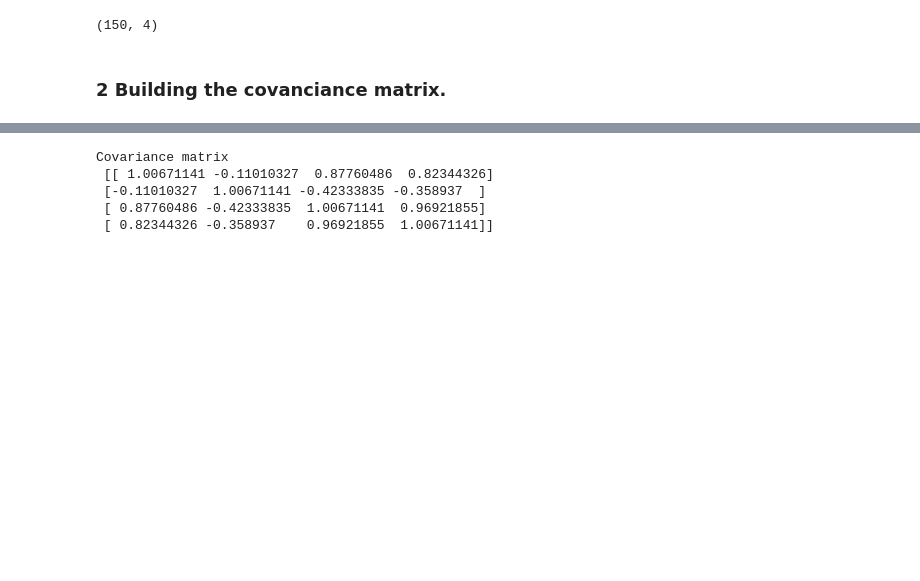
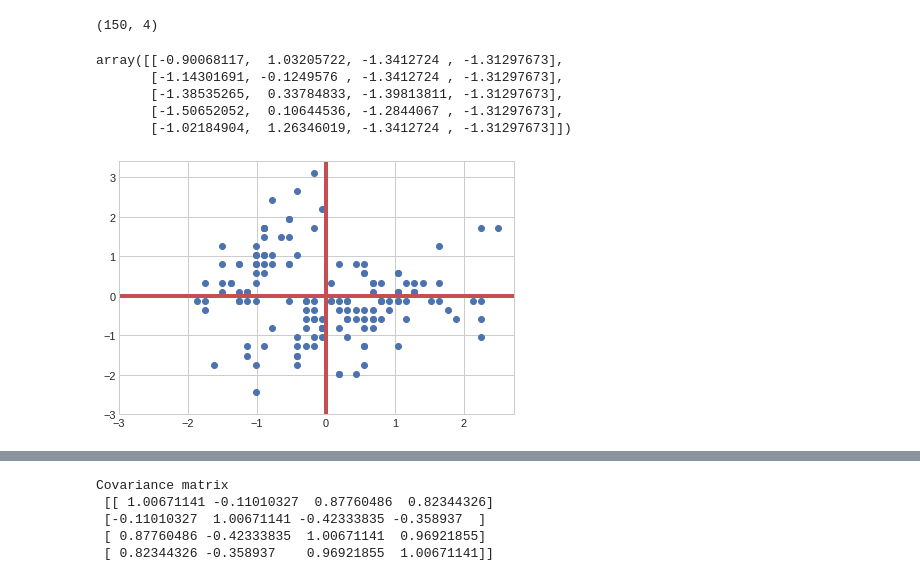
Before and after one commit to Giffy/AI_Intro-to-Machine-Learning, a Jupyter notebook: Session-5/PCA_step_by_step_Irises.ipynb, the cells around one changed output, grey strips where cells are left out. Drawn from its saved outputs; the diff is of its cells as text; code cells hidden in the pictures; blank space fills up the shorter version.

```diff
--- a/Session-5/PCA_step_by_step_Irises.ipynb
+++ b/Session-5/PCA_step_by_step_Irises.ipynb
@@ -43,5 +55,24 @@ x_std = StandardScaler().fit_transform(x)                       # Performs stand
 x_std.shape
 # %% [output]
 (150, 4)
-# %% [markdown]
-### 2 Building the covanciance matrix.
+# %%
+x_std[0:5]
+# %% [output]
+array([[-0.90068117,  1.03205722, -1.3412724 , -1.31297673],
+       [-1.14301691, -0.1249576 , -1.3412724 , -1.31297673],
+       [-1.38535265,  0.33784833, -1.39813811, -1.31297673],
+       [-1.50652052,  0.10644536, -1.2844067 , -1.31297673],
+       [-1.02184904,  1.26346019, -1.3412724 , -1.31297673]])
+# %%
+x_std_df = pd.DataFrame(x_std)
+with plt.style.context('seaborn-whitegrid'):
+  plt.figure()
+  plt.scatter(x_std_df.iloc[:,0],x_std_df.iloc[:,1])
+  plt.ylim(ymin=-3)
+  plt.xlim(xmin=-3)
+  plt.axhline(linewidth=4, color='r')
+  plt.axvline(linewidth=4, color='r')
+  plt.tight_layout()
+  plt.show()
+# %% [output]
+[figure, added]
```
Also changed, not shown: parts of 15 cells of this notebook.
